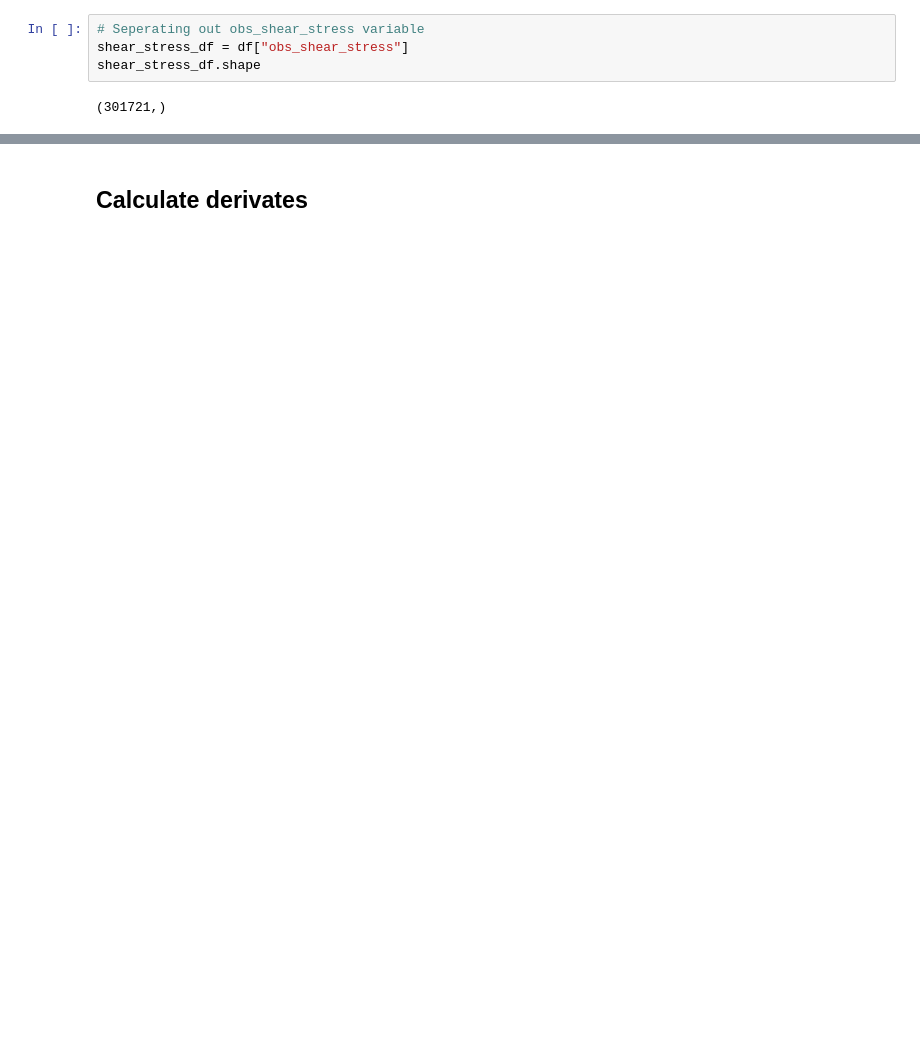
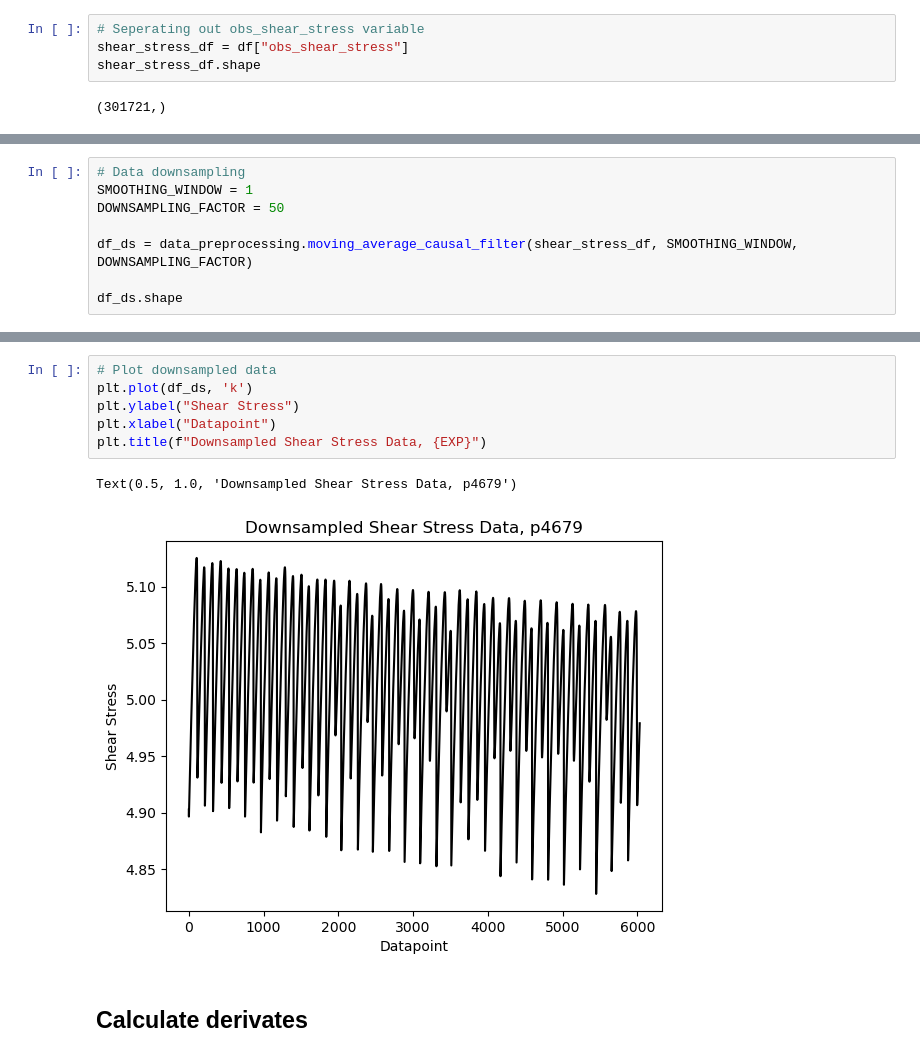
Before and after one commit to ai4er-cdt/earthquake-predictability, a Jupyter notebook: notebooks/JP861 003 - 2nd derivative loss fn.ipynb, the cells around one changed output, grey strips where cells are left out. Drawn from its saved outputs; the diff is of its cells as text; blank space fills up the shorter version.

```diff
--- a/notebooks/JP861 003 - 2nd derivative loss fn.ipynb
+++ b/notebooks/JP861 003 - 2nd derivative loss fn.ipynb
@@ -85,0 +79,8 @@ df_ds = df.rolling(window=int(DS_FACTOR), step=int(DS_FACTOR)).mean()
+# %%
+# Data downsampling
+SMOOTHING_WINDOW = 1
+DOWNSAMPLING_FACTOR = 50
+
+df_ds = data_preprocessing.moving_average_causal_filter(shear_stress_df, SMOOTHING_WINDOW, DOWNSAMPLING_FACTOR)
+
+df_ds.shape
@@ -86,3 +99,12 @@ df_ds = df.rolling(window=int(DS_FACTOR), step=int(DS_FACTOR)).mean()
+# %%
+# Plot downsampled data
+plt.plot(df_ds, 'k')
+plt.ylabel("Shear Stress")
+plt.xlabel("Datapoint")
+plt.title(f"Downsampled Shear Stress Data, {EXP}")
+# %% [output]
+Text(0.5, 1.0, 'Downsampled Shear Stress Data, p4679')
+[figure, added]
 # %% [markdown]
 ## Calculate derivates
 # %%
```
Also changed, not shown: parts of 15 cells of this notebook.
